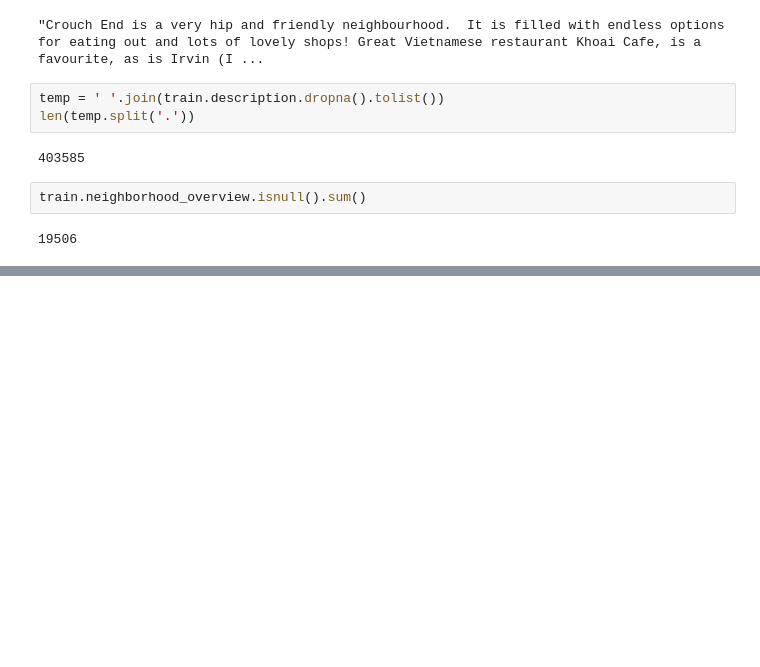
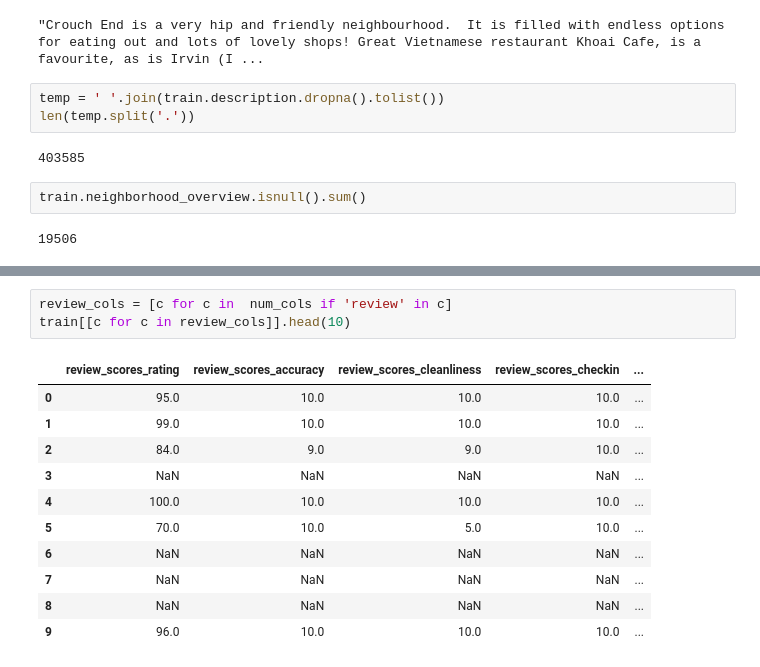
Before and after one commit to mathguy-r/adams-sose22, a Jupyter notebook: eda.ipynb, the cells around one changed output, grey strips where cells are left out. Saved outputs shown, nothing was run; the diff lists cells and outputs as text; blank space fills up the shorter version.

```diff
--- a/eda.ipynb
+++ b/eda.ipynb
@@ -234,0 +238,15 @@ train[train.description=='']
+# %%
+review_cols = [c for c in  num_cols if 'review' in c]
+train[[c for c in review_cols]].head(10)
+# %% [output]
+|  | review_scores_rating | review_scores_accuracy | review_scores_cleanliness | review_scores_checkin | ... |
+| 0 | 95.0 | 10.0 | 10.0 | 10.0 | ... |
+| 1 | 99.0 | 10.0 | 10.0 | 10.0 | ... |
+| 2 | 84.0 | 9.0 | 9.0 | 10.0 | ... |
+| 3 | NaN | NaN | NaN | NaN | ... |
+| 4 | 100.0 | 10.0 | 10.0 | 10.0 | ... |
+| 5 | 70.0 | 10.0 | 5.0 | 10.0 | ... |
+| 6 | NaN | NaN | NaN | NaN | ... |
+| 7 | NaN | NaN | NaN | NaN | ... |
+| 8 | NaN | NaN | NaN | NaN | ... |
+| 9 | 96.0 | 10.0 | 10.0 | 10.0 | ... |
```
Also changed, not shown: parts of 10 cells of this notebook.
